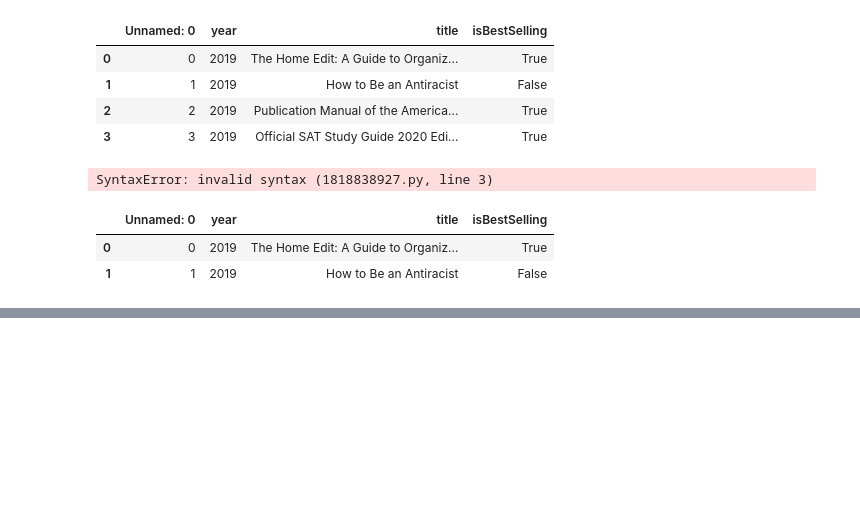
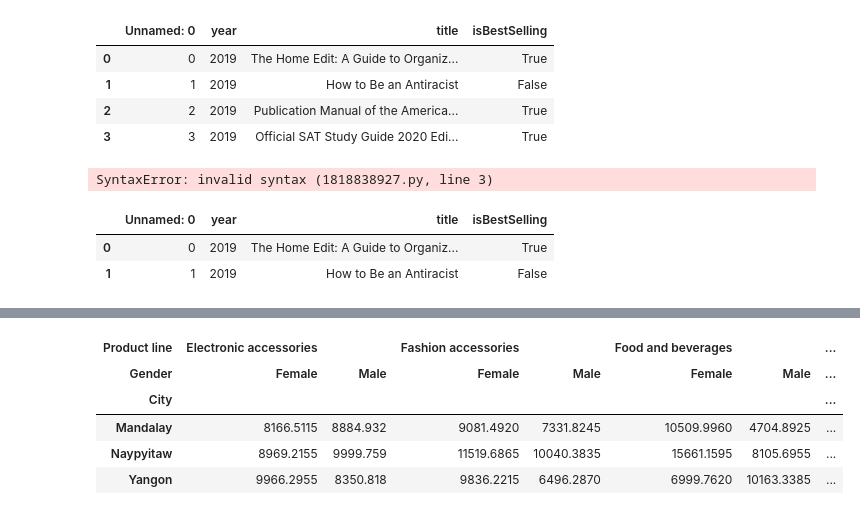
Before and after one commit to pedrohsc-dev/pandas2, a Jupyter notebook: pandas2.ipynb, the cells around one changed output, grey strips where cells are left out. Drawn from its saved outputs; the diff is of its cells as text; code cells hidden in the pictures; blank space fills up the shorter version.

```diff
--- a/pandas2.ipynb
+++ b/pandas2.ipynb
@@ -257,0 +379,11 @@ dados.iloc[range(2), range(4)]
+# %%
+# Exemplo.
+
+dados2.pivot_table(index="City", columns=["Product line", "Gender"], values="Total", aggfunc="sum")
+# %% [output]
+| Product line | Electronic accessories |  | Fashion accessories |  | Food and beverages |  | ... |
+| Gender | Female | Male | Female | Male | Female | Male | ... |
+| City |  |  |  |  |  |  | ... |
+| Mandalay | 8166.5115 | 8884.932 | 9081.4920 | 7331.8245 | 10509.9960 | 4704.8925 | ... |
+| Naypyitaw | 8969.2155 | 9999.759 | 11519.6865 | 10040.3835 | 15661.1595 | 8105.6955 | ... |
+| Yangon | 9966.2955 | 8350.818 | 9836.2215 | 6496.2870 | 6999.7620 | 10163.3385 | ... |
```
Also changed, not shown: parts of 13 cells of this notebook, 2 other files.
